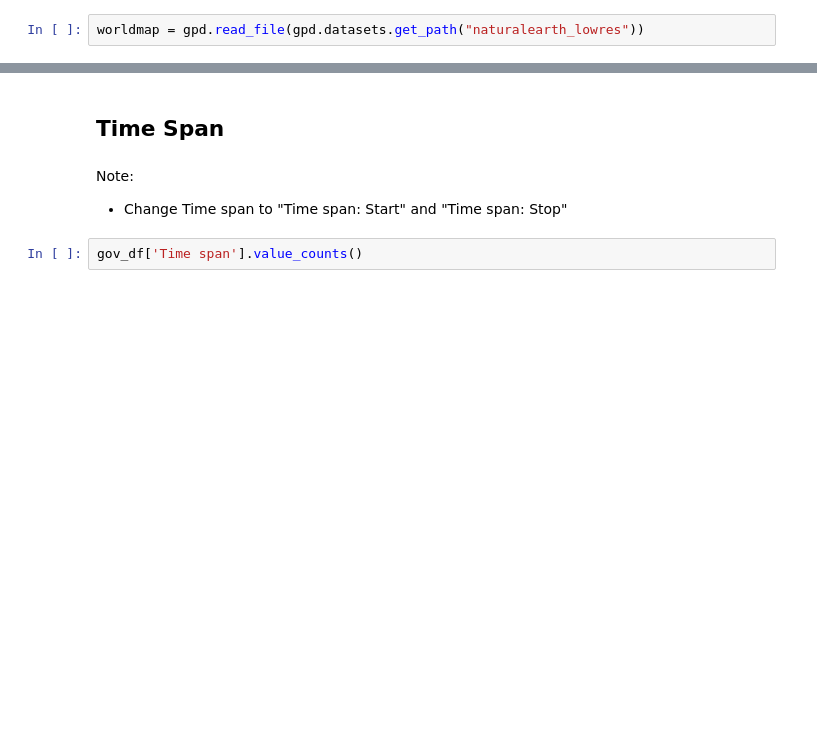
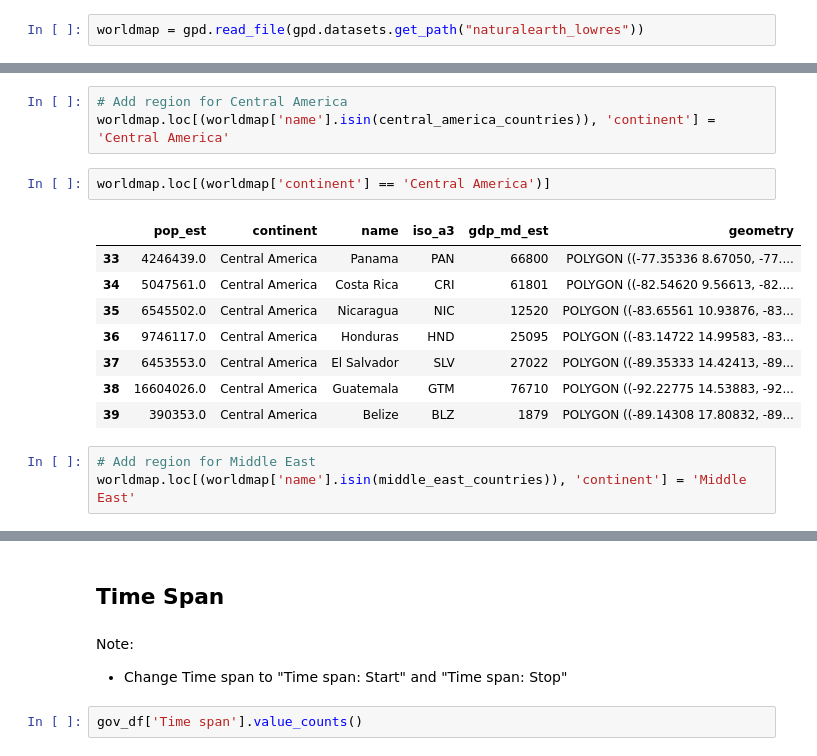
Before and after one commit to metagov/governance-archaeology, a Jupyter notebook: Exploratory_Data_Analysis_Communities.ipynb, the cells around one changed output, grey strips where cells are left out. Cells and saved outputs as stored; diff of their text form; blank space fills up the shorter version.

```diff
--- a/Exploratory_Data_Analysis_Communities.ipynb
+++ b/Exploratory_Data_Analysis_Communities.ipynb
@@ -556,0 +583,17 @@ worldmap.plot(column='pop_est', legend=True)
+# %%
+# Add region for Central America
+worldmap.loc[(worldmap['name'].isin(central_america_countries)), 'continent'] = 'Central America'
+# %%
+worldmap.loc[(worldmap['continent'] == 'Central America')]
+# %% [output]
+|  | pop_est | continent | name | iso_a3 | gdp_md_est | geometry |
+| 33 | 4246439.0 | Central America | Panama | PAN | 66800 | POLYGON ((-77.35336 8.67050, -77.... |
+| 34 | 5047561.0 | Central America | Costa Rica | CRI | 61801 | POLYGON ((-82.54620 9.56613, -82.... |
+| 35 | 6545502.0 | Central America | Nicaragua | NIC | 12520 | POLYGON ((-83.65561 10.93876, -83... |
+| 36 | 9746117.0 | Central America | Honduras | HND | 25095 | POLYGON ((-83.14722 14.99583, -83... |
+| 37 | 6453553.0 | Central America | El Salvador | SLV | 27022 | POLYGON ((-89.35333 14.42413, -89... |
+| 38 | 16604026.0 | Central America | Guatemala | GTM | 76710 | POLYGON ((-92.22775 14.53883, -92... |
+| 39 | 390353.0 | Central America | Belize | BLZ | 1879 | POLYGON ((-89.14308 17.80832, -89... |
+# %%
+# Add region for Middle East
+worldmap.loc[(worldmap['name'].isin(middle_east_countries)), 'continent'] = 'Middle East'
```
Also changed, not shown: parts of 54 cells of this notebook.
